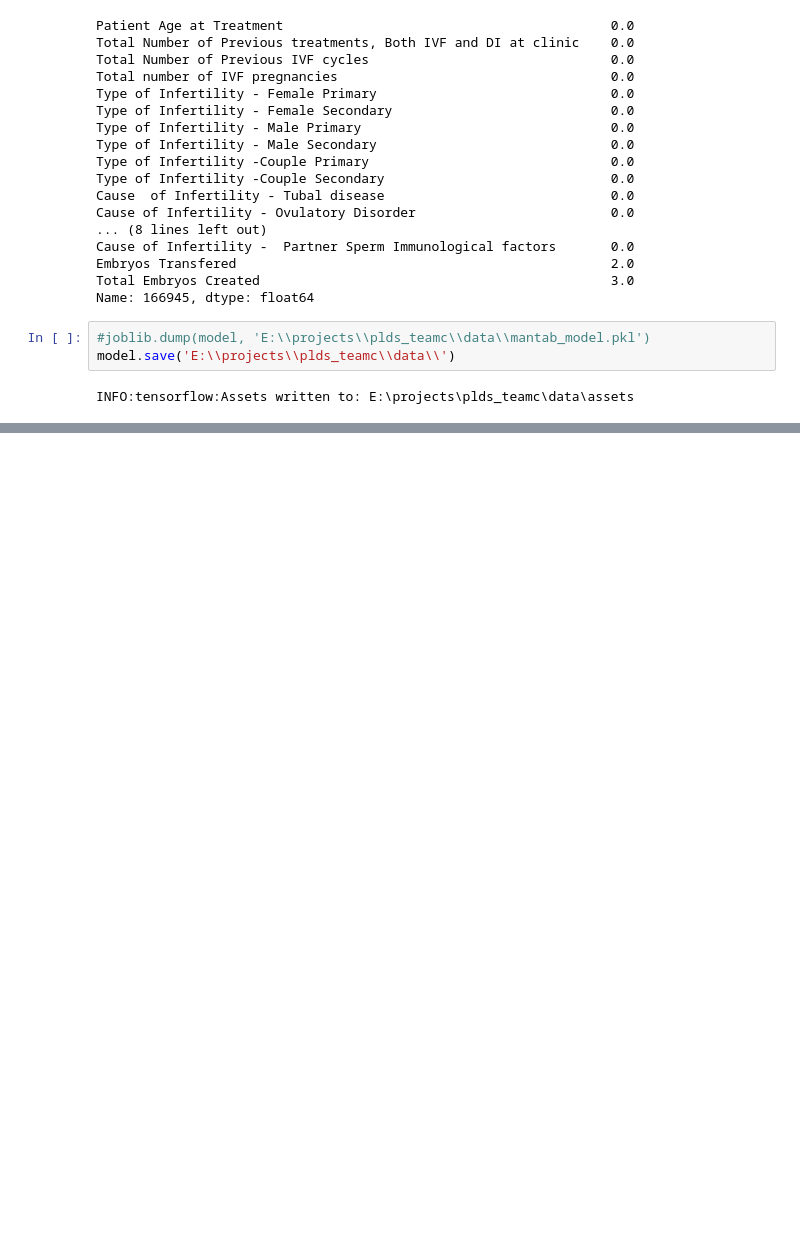
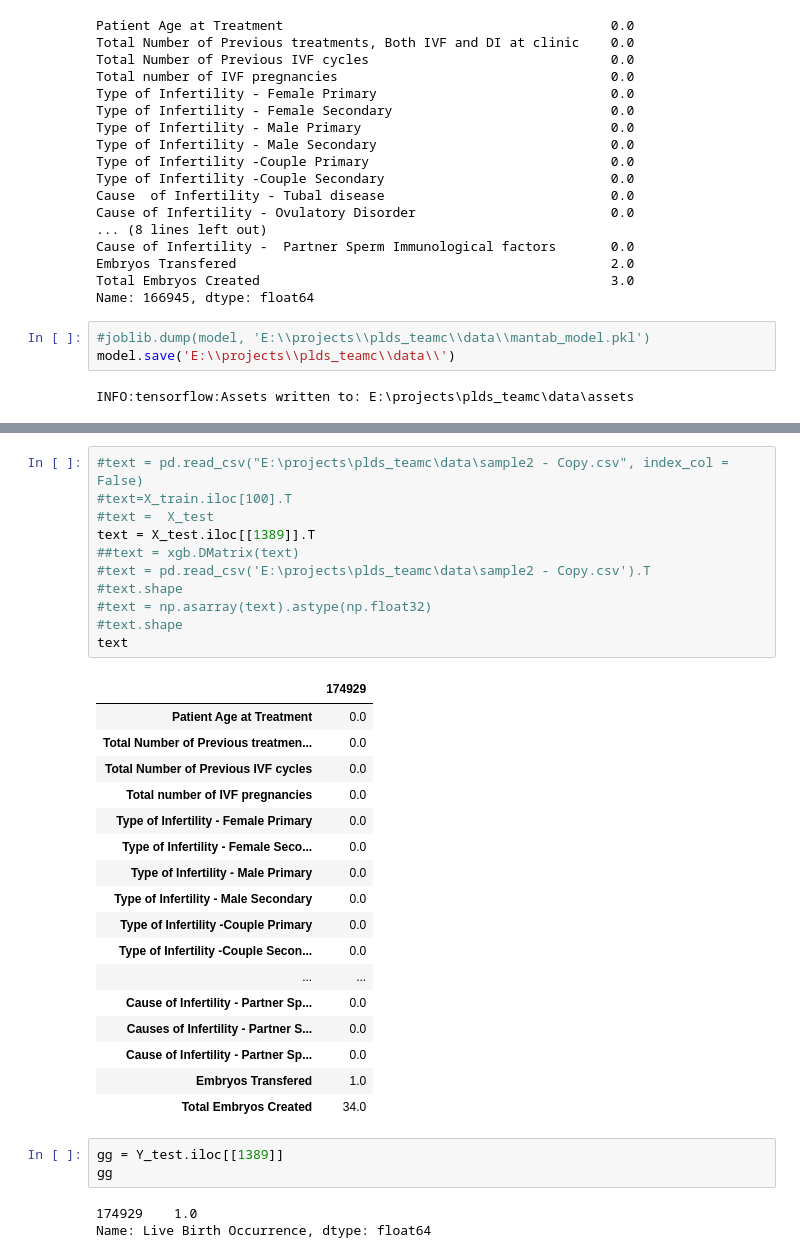
Before and after one commit to harry-bpm/plds_teamc, a Jupyter notebook: notebook/model_exploration_2a.ipynb, the cells around one changed output, grey strips where cells are left out. Drawn from its saved outputs; the diff is of its cells as text; blank space fills up the shorter version.

```diff
--- a/notebook/model_exploration_2a.ipynb
+++ b/notebook/model_exploration_2a.ipynb
@@ -483,3 +498,38 @@ text = pd.read_csv("E:\projects\plds_teamc\data\sample2.csv")
+# %%
+#text = pd.read_csv("E:\projects\plds_teamc\data\sample2 - Copy.csv", index_col = False)
+#text=X_train.iloc[100].T
+#text =  X_test
+text = X_test.iloc[[1389]].T
+##text = xgb.DMatrix(text)
+#text = pd.read_csv('E:\projects\plds_teamc\data\sample2 - Copy.csv').T
+#text.shape
+#text = np.asarray(text).astype(np.float32)
+#text.shape
+text
+# %% [output]
+|  | 174929 |
+| Patient Age at Treatment | 0.0 |
+| Total Number of Previous treatmen... | 0.0 |
+| Total Number of Previous IVF cycles | 0.0 |
+| Total number of IVF pregnancies | 0.0 |
+| Type of Infertility - Female Primary | 0.0 |
+| Type of Infertility - Female Seco... | 0.0 |
+| Type of Infertility - Male Primary | 0.0 |
+| Type of Infertility - Male Secondary | 0.0 |
+| Type of Infertility -Couple Primary | 0.0 |
+| Type of Infertility -Couple Secon... | 0.0 |
+| ... | ... |
+| Cause of Infertility - Partner Sp... | 0.0 |
+| Causes of Infertility - Partner S... | 0.0 |
+| Cause of Infertility - Partner Sp... | 0.0 |
+| Embryos Transfered | 1.0 |
+| Total Embryos Created | 34.0 |
+# %%
+gg = Y_test.iloc[[1389]]
+gg
+# %% [output]
+174929    1.0
+Name: Live Birth Occurrence, dtype: float64
 # %%
 threshold = 0.741541
 proba = main_predict(text, model, threshold)
```
Also changed, not shown: parts of 13 cells of this notebook, 10 other files.
